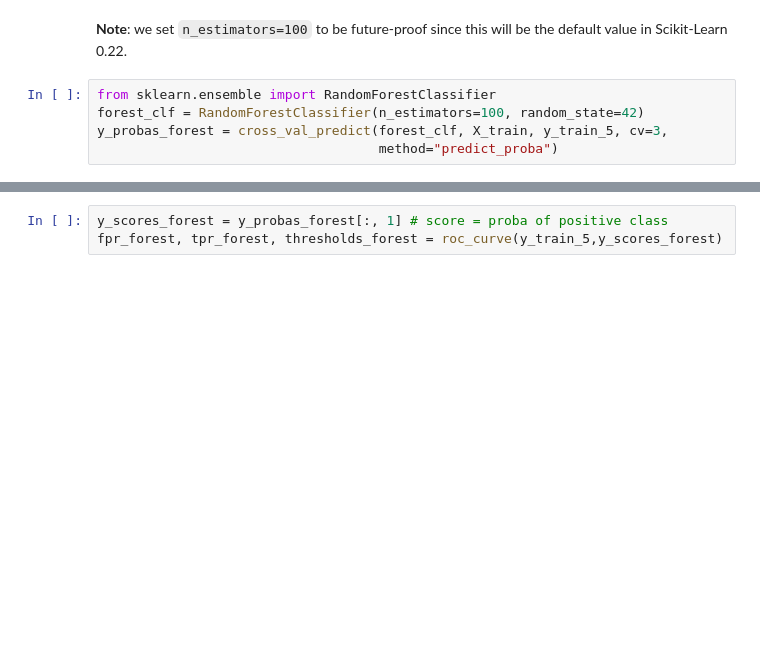
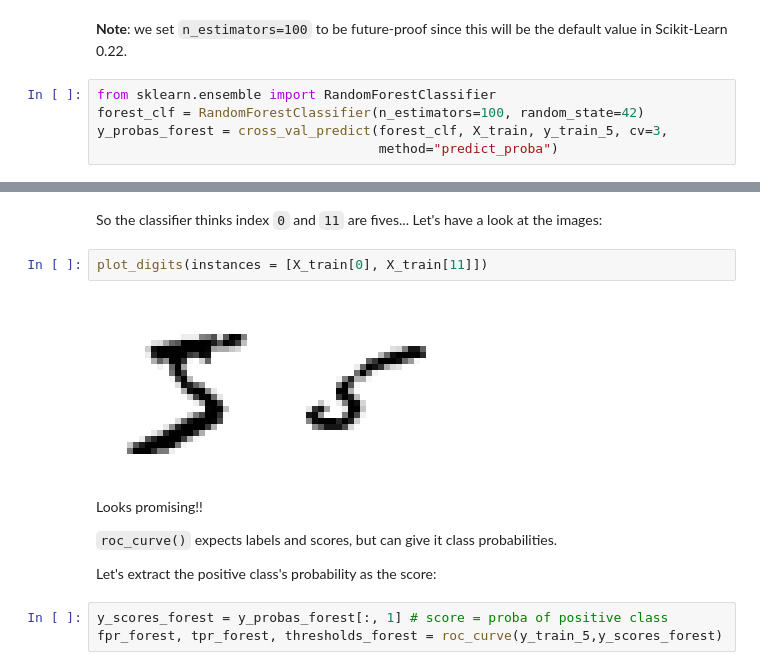
Before and after one commit to m1kejay/handson-workthrough, a Jupyter notebook: 03_classification.ipynb, the cells around one changed output, grey strips where cells are left out. Saved outputs shown, nothing was run; the diff lists cells and outputs as text; blank space fills up the shorter version.

```diff
--- a/03_classification.ipynb
+++ b/03_classification.ipynb
@@ -523,3 +561,15 @@ y_probas_forest = cross_val_predict(forest_clf, X_train, y_train_5, cv=3,
+# %% [markdown]
+So the classifier thinks index `0` and `11` are fives... Let's have a look at the images:
+# %%
+plot_digits(instances = [X_train[0], X_train[11]])
+# %% [output]
+[figure, added]
+# %% [markdown]
+Looks promising!!
+
+`roc_curve()` expects labels and scores, but can give it class probabilities.
+
+Let's extract the positive class's probability as the score:
 # %%
 y_scores_forest = y_probas_forest[:, 1] # score = proba of positive class
 fpr_forest, tpr_forest, thresholds_forest = roc_curve(y_train_5,y_scores_forest)
```
Also changed, not shown: parts of 39 cells of this notebook, 1 other file.
